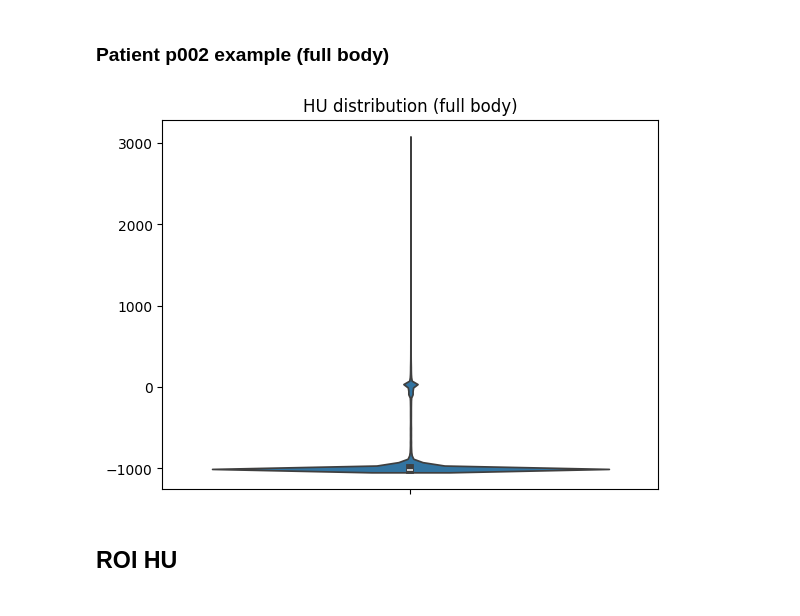
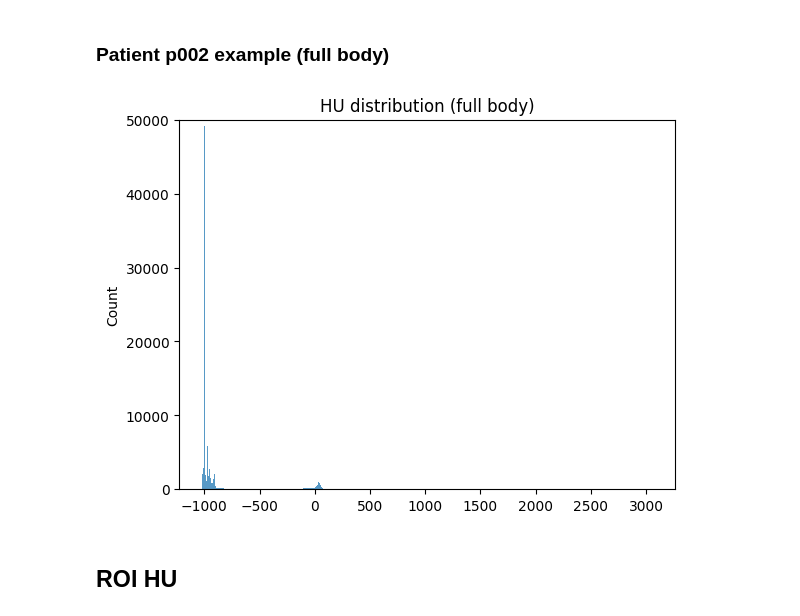
Before and after one commit to tbaudier/gland_segmentation_nnunet, a Jupyter notebook: Dataviz/Dataviz.ipynb, the cells around one changed output. Saved outputs shown, nothing was run; the diff lists cells and outputs as text; code cells hidden in the pictures.

```diff
--- a/Dataviz/Dataviz.ipynb
+++ b/Dataviz/Dataviz.ipynb
@@ -105,11 +111,12 @@ plt.show()
 # %%
 densi_test02 = (density[density > -2050])
 # %%
-sns.violinplot(pd.Series(densi_test02))
+sns.histplot(pd.Series(densi_test02))
 plt.title("HU distribution (full body)")
+plt.ylim(0,50000)
 plt.show()
 # %% [output]
-[figure, old version]
+[figure, new version]
 # %% [markdown]
 ## ROI HU
 # %% [markdown]
```
Also changed, not shown: parts of 5 cells of this notebook, 8 other files.
